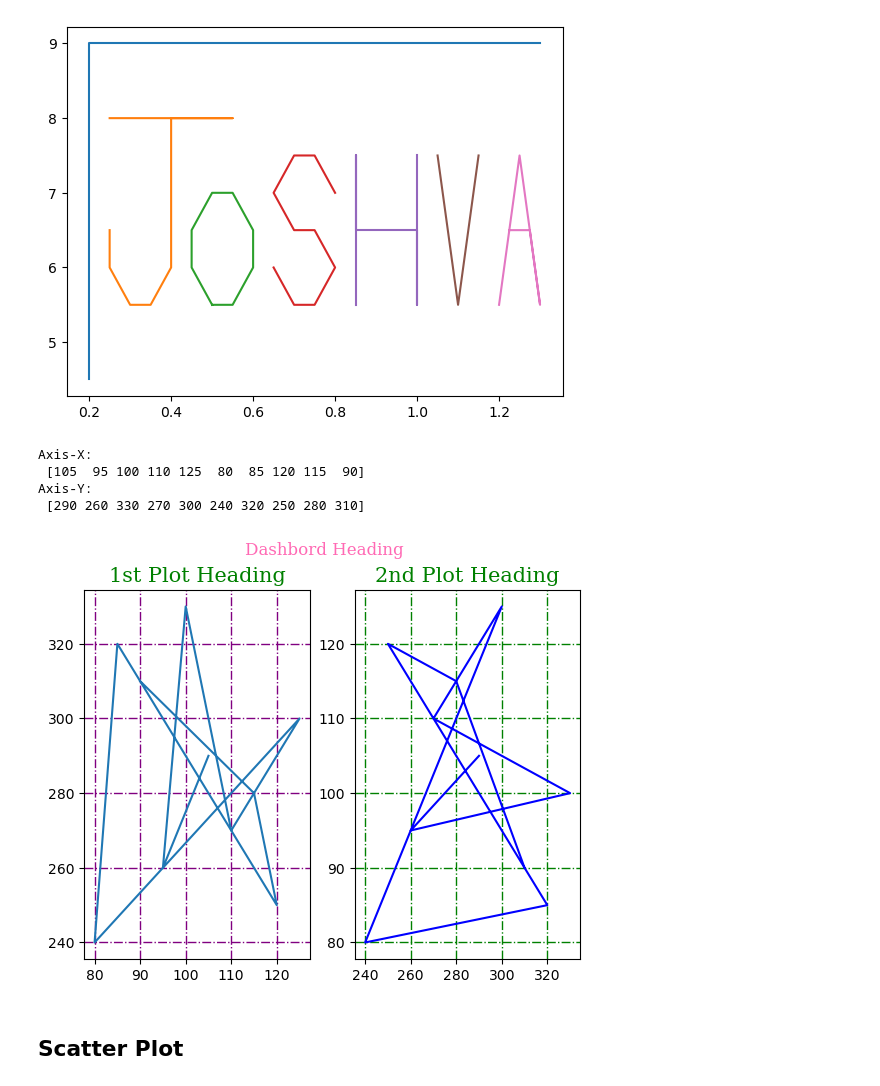
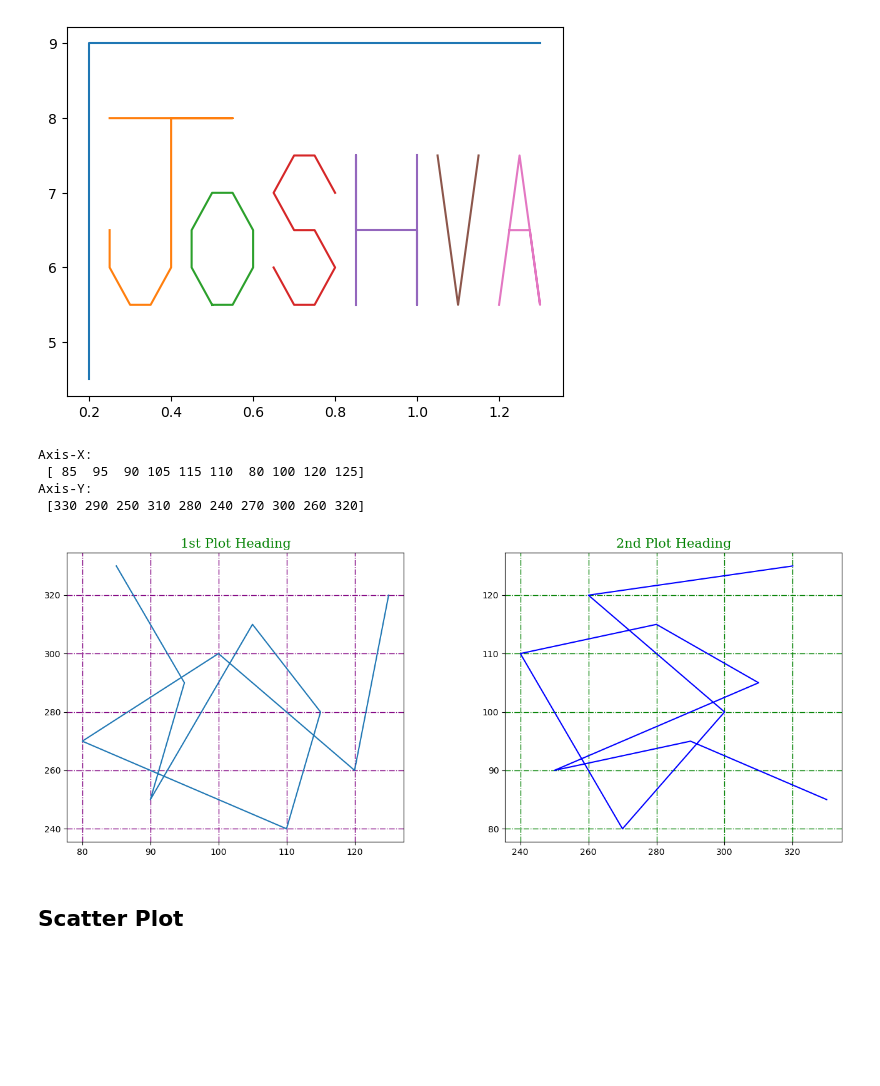
Before and after one commit to TouseefDataScientist/Artificialintelligence, a Jupyter notebook: JoshvaDS/MatPlotLib/MatPlotLib_001.ipynb, the cells around one changed output. Drawn from its saved outputs; the diff is of its cells as text; code cells hidden in the pictures; blank space fills up the shorter version.

```diff
--- a/JoshvaDS/MatPlotLib/MatPlotLib_001.ipynb
+++ b/JoshvaDS/MatPlotLib/MatPlotLib_001.ipynb
@@ -59,31 +60,33 @@ plt.show()
 # %%
 x = np.array([80, 85, 90, 95, 100, 105, 110, 115, 120, 125])
 y = np.array([240, 250, 260, 270, 280, 290, 300, 310, 320, 330])
 np.random.shuffle(x)
 np.random.shuffle(y)
 print("Axis-X:\n",x,"\nAxis-Y:\n",y)
 
 title = {'family':'serif','color':'hotpink','size':20}
 lable = {'family':'serif','color':'green','size':15}
-
+plt.figure(figsize=(16,6))
 plt.subplot( 1,2, 1)
 plt.plot(x, y)
 plt.title("1st Plot Heading", fontdict = lable)
 plt.grid(axis="both",color = 'purple', linestyle = '-.', linewidth = 1)
 
 plt.subplot(1,2, 2)
 plt.plot(y, x,color = 'b')
 plt.title("2nd Plot Heading", fontdict = lable)
 plt.grid(axis="both",color = 'green', linestyle = '-.', linewidth = 1)
 
-plt.suptitle("Dashbord Heading", fontdict = title)
+# plt.suptitle("Dashbord Heading", fontdict = title)
+# plt.figure(figsize=(12, 8))
+plt.subplots_adjust(wspace=0.3, hspace=0.5)
 plt.show()
 # %% [output]
 Axis-X:
- [105  95 100 110 125  80  85 120 115  90]
+ [ 85  95  90 105 115 110  80 100 120 125]
 Axis-Y:
- [290 260 330 270 300 240 320 250 280 310]
+ [330 290 250 310 280 240 270 300 260 320]
-[figure, old version]
+[figure, new version]
 # %% [markdown]
 ## Scatter Plot
 # %%
```
Also changed, not shown: parts of 20 cells of this notebook, 5 other files.
